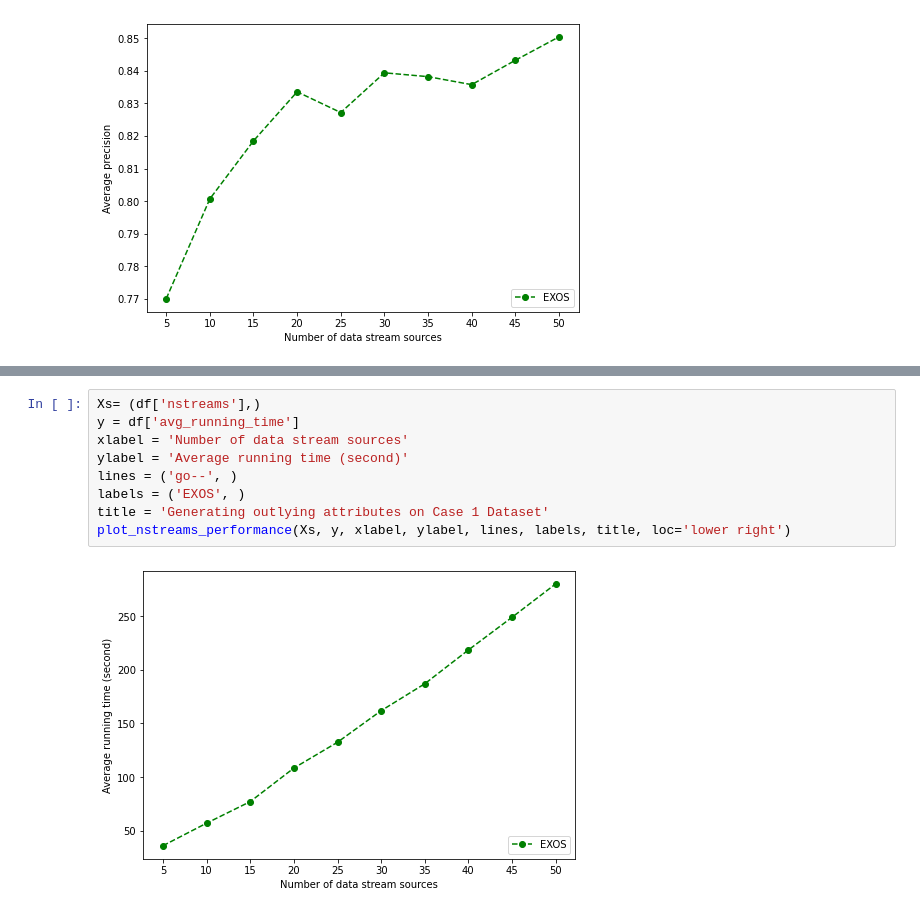
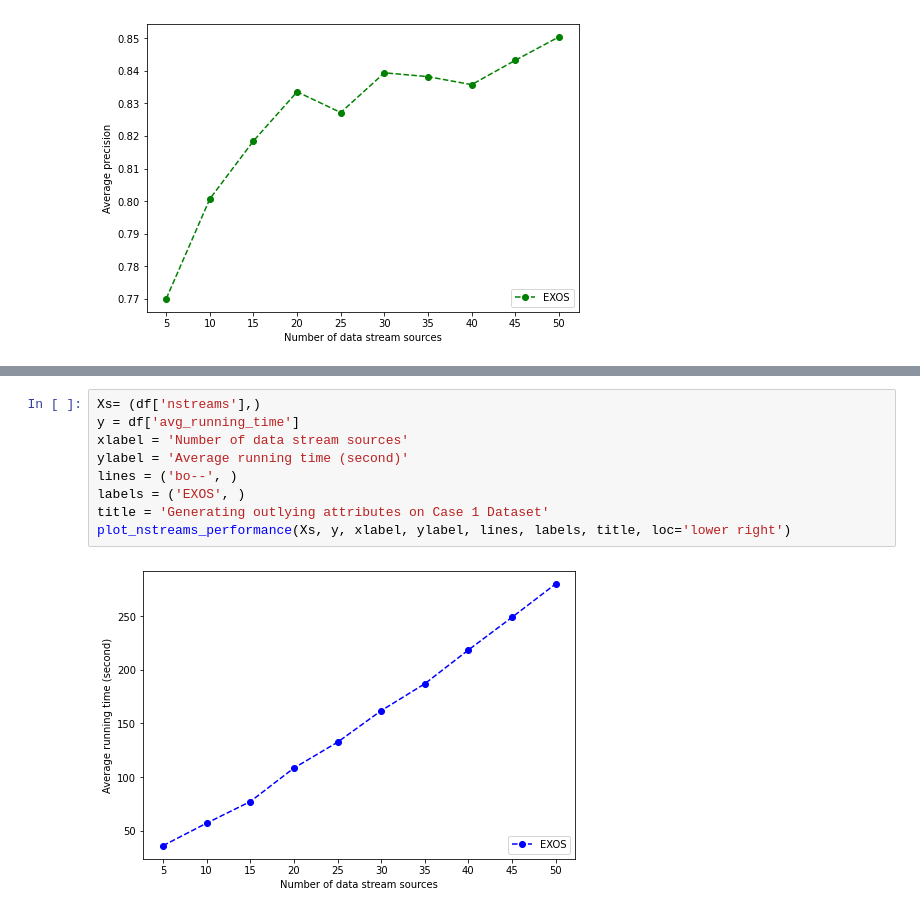
Before and after one commit to egawati/exos, a Jupyter notebook: sources/experiments/report_nstreams.ipynb, the cells around one changed output, grey strips where cells are left out. Cells and saved outputs as stored; diff of their text form.

```diff
--- a/sources/experiments/report_nstreams.ipynb
+++ b/sources/experiments/report_nstreams.ipynb
@@ -65,11 +65,11 @@ plot_nstreams_performance(Xs, y, xlabel, ylabel, lines, labels, title, loc='lowe
 # %%
 Xs= (df['nstreams'],)
 y = df['avg_running_time']
 xlabel = 'Number of data stream sources'
 ylabel = 'Average running time (second)'
-lines = ('go--', )
+lines = ('bo--', )
 labels = ('EXOS', )
 title = 'Generating outlying attributes on Case 1 Dataset'
 plot_nstreams_performance(Xs, y, xlabel, ylabel, lines, labels, title, loc='lower right')
 # %% [output]
-[figure, old version]
+[figure, new version]
```
Also changed, not shown: parts of 4 cells of this notebook, 4 other files.
